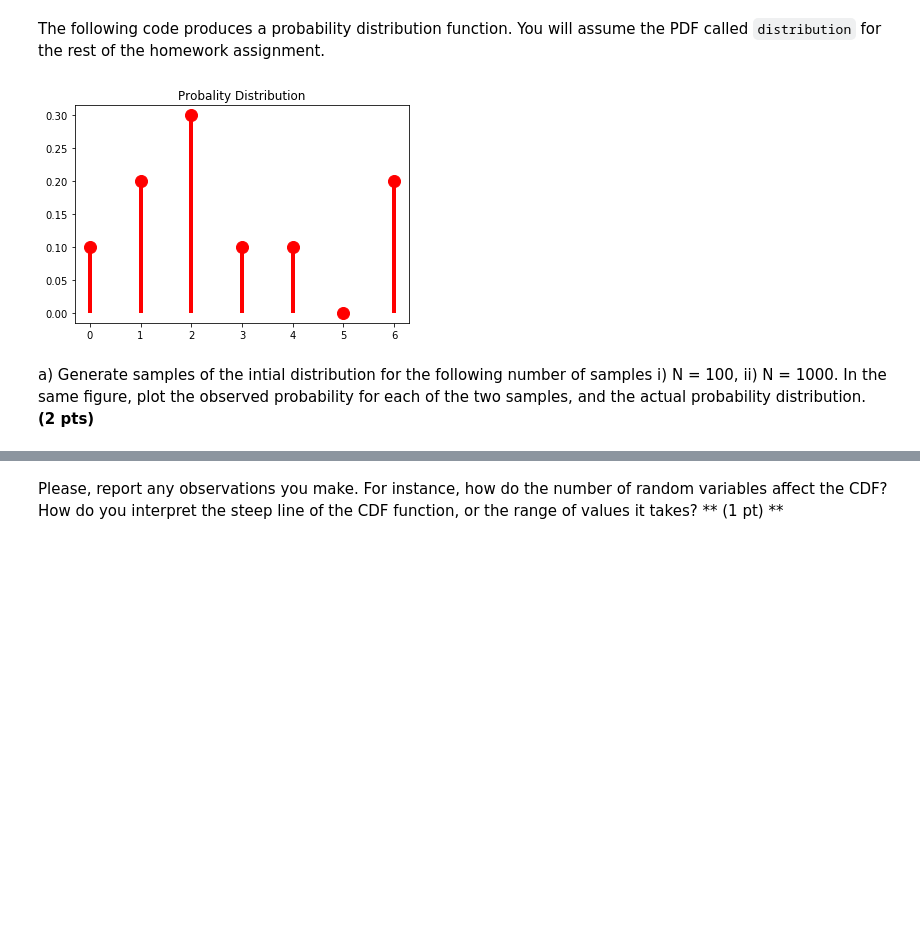
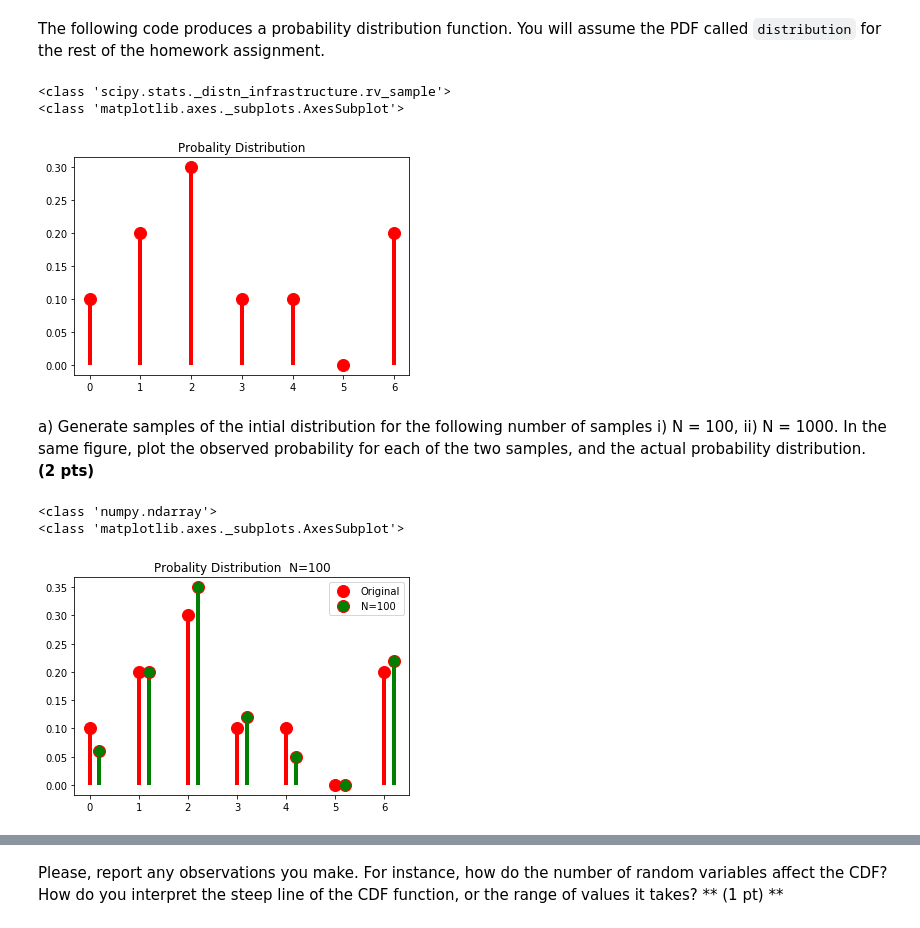
Before and after one commit to CS506-Boston-University/s2018-hw1-2-jweixuan, a Jupyter notebook: HW1.2_students.ipynb, the cells around one changed output, grey strips where cells are left out. Drawn from its saved outputs; the diff is of its cells as text; code cells hidden in the pictures; blank space fills up the shorter version.

```diff
--- a/HW1.2_students.ipynb
+++ b/HW1.2_students.ipynb
@@ -29,13 +29,69 @@ import matplotlib.pyplot as plt
 xk = np.arange(7)
 pk = (0.1, 0.2, 0.3, 0.1, 0.1, 0.0, 0.2)
 distribution = stats.rv_discrete(name='custm', values=(xk, pk))
-
-fig, ax = plt.subplots(1, 1)
+#distribution[0]
+print(type(distribution))
+fig, ax = plt.subplots(1,1)
+print(type(ax))
 ax.plot(xk, distribution.pmf(xk), 'ro', ms=12, mec='r')
 ax.vlines(xk, 0, distribution.pmf(xk), colors='r', lw=4)
 plt.title('Probality Distribution')
 plt.show()
 # %% [output]
+<class 'scipy.stats._distn_infrastructure.rv_sample'>
+<class 'matplotlib.axes._subplots.AxesSubplot'>
-[figure, old version]
+[figure, new version]
 # %% [markdown]
 a) Generate samples of the intial distribution for the following number of samples i) N = 100, ii) N = 1000. In the same figure, plot the observed probability for each of the two samples, and the actual probability distribution. **(2 pts)**
+# %%
+count_0=0
+count_1=0
+count_2=0
+count_3=0
+count_4=0
+count_5=0
+count_6 =0
+dis = stats.rv_discrete(name='custm', values=(xk, pk))
+k = dis.rvs(size=100)
+print(type(k))
+for i in range(len(k)):
+    if k[i] == 0 :
+        count_0 += 1
+    elif k[i] == 1:
+        count_1 += 1
+    elif k[i] == 2:
+        count_2 += 1
+    elif k[i] == 3:
+        count_3 += 1
+    elif k[i] == 4:
+        count_4 += 1
+    elif k[i] == 5:
+        count_5 += 1
+    elif k[i] == 6:
+        count_6 += 1
+
+p_0 = count_0 / 100
+p_1 = count_1 / 100
+p_2 = count_2 / 100
+p_3 = count_3 / 100
+p_4 = count_4 / 100
+p_5 = count_5 / 100
+p_6 = count_6 / 100
+pro = [p_0,p_1,p_2,p_3,p_4,p_5,p_6]
+
+# plt.plot(xk,pro,'ro')
+# plt.axis([0,6,0,])
+
+fig, ax = plt.subplots(1,1)
+print(type(ax))
+ax.plot(xk, distribution.pmf(xk), 'ro', ms=12, mec='r')
+ax.plot(xk+0.2,pro,"go",ms=12,mec="r")
+ax.vlines(xk, 0, distribution.pmf(xk), colors='r', lw=4)
+ax.vlines(xk+0.2,0,pro,colors="g",lw=4)
+plt.legend(('Original','N=100'),loc = 'upper right')
+plt.title('Probality Distribution  N=100')
+plt.show()
+# %% [output]
+<class 'numpy.ndarray'>
+<class 'matplotlib.axes._subplots.AxesSubplot'>
+[figure, added]
```
Also changed, not shown: parts of 5 cells of this notebook.
